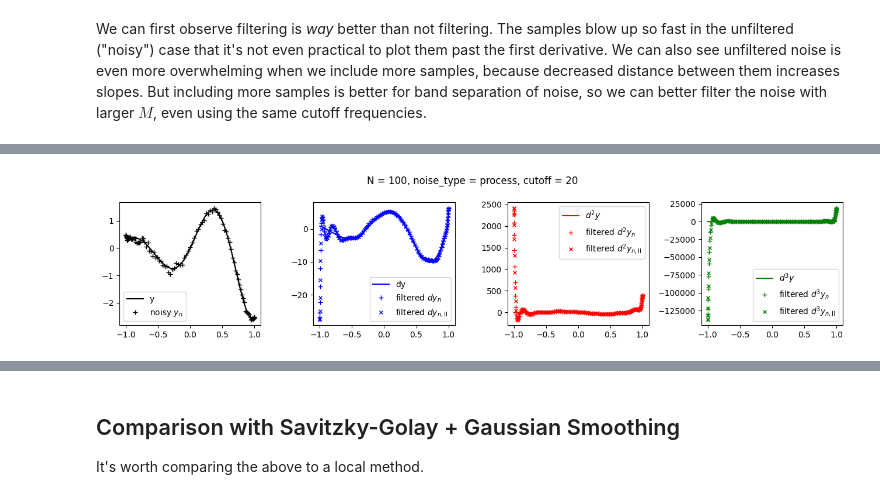
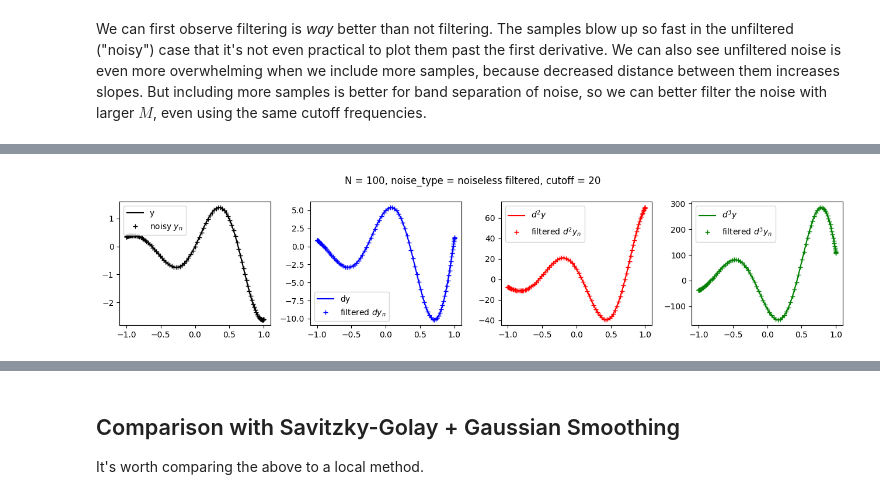
Before and after one commit to pavelkomarov/spectral-derivatives, a Jupyter notebook: notebooks/filtering_noise.ipynb, the cells around one changed output, grey strips where cells are left out. Saved outputs shown, nothing was run; the diff lists cells and outputs as text; code cells hidden in the pictures.

```diff
--- a/notebooks/filtering_noise.ipynb
+++ b/notebooks/filtering_noise.ipynb
@@ -169,7 +153,7 @@ for M in (20, 100):
 		dy_n_with_noise = [fourier_deriv(y_n_with_noise, th_n, nu) for nu in range(1, 4)]
 		dy_n_with_filter = [fourier_deriv(y_n_with_noise, th_n, nu, filter=lambda k: np.abs(k) < cutoff) for nu in range(1, 4)]
 
-		fig, axes = pyplot.subplots(1, 2, figsize=(13,5))
+		fig, axes = pyplot.subplots(1, 2, figsize=(12,3))
 		fig.suptitle(f"M = {M}, cutoff = {cutoff}")
 		axes[0].plot(th, y(th), 'k', label='y')
 		axes[0].plot(th_n, y_n_with_noise, 'k+', label=r'noisy $y_n$')
@@ -188,8 +172,8 @@ for M in (20, 100):
 		axes[1].legend()
 		pyplot.tight_layout()
 
-		L2_results.loc[f"M={M}, cutoff={cutoff}", 'noisy'] = '<br/>'.join([f"{nu+1}: {np.linalg.norm(dy_n[nu]-dy_n_with_noise[nu])}" for nu in range(3)])
-		L2_results.loc[f"M={M}, cutoff={cutoff}", 'filtered'] = '<br/>'.join([f"{nu+1}: {np.linalg.norm(dy_n[nu]-dy_n_with_filter[nu])}" for nu in range(3)])
-		Linf_results.loc[f"M={M}, cutoff={cutoff}", 'noisy'] = '<br/>'.join([f"{nu+1}: {np.max(np.abs(dy_n[nu]-dy_n_with_noise[nu]))}" for nu in range(3)])
-		Linf_results.loc[f"M={M}, cutoff={cutoff}", 'filtered'] = '<br/>'.join([f"{nu+1}: {np.max(np.abs(dy_n[nu]-dy_n_with_filter[nu]))}" for nu in range(3)])
+		L2_results.loc[f"M={M}, cutoff={cutoff}", 'noisy'] = '<br/>'.join([f"{nu+1}: {np.linalg.norm(dy_n[nu]-dy_n_with_noise[nu]):.5g}" for nu in range(3)])
+		L2_results.loc[f"M={M}, cutoff={cutoff}", 'filtered'] = '<br/>'.join([f"{nu+1}: {np.linalg.norm(dy_n[nu]-dy_n_with_filter[nu]):.5g}" for nu in range(3)])
+		Linf_results.loc[f"M={M}, cutoff={cutoff}", 'noisy'] = '<br/>'.join([f"{nu+1}: {np.max(np.abs(dy_n[nu]-dy_n_with_noise[nu])):.5g}" for nu in range(3)])
+		Linf_results.loc[f"M={M}, cutoff={cutoff}", 'filtered'] = '<br/>'.join([f"{nu+1}: {np.max(np.abs(dy_n[nu]-dy_n_with_filter[nu])):.5g}" for nu in range(3)])
 # %% [output]
@@ -234,62 +218,39 @@ d4y = lambda x: 4*np.exp(x) * (119*np.sin(5*x) - 120*np.cos(5*x))
 x = np.linspace(-1, 1, 100)
 noise_scale = 0.1
 
-rows = [f"N={N}, cutoff={cutoff}, noise={noise_type}" for N in (50, 100) for cutoff in (10, 20) for noise_type in ('none', 'measurement', 'process') if not (noise_type == "none" and N == 100)]
-L2_results = pandas.DataFrame(index=rows, columns=['noisy I', 'noisy II', 'filtered I', 'filtered II'])
-Linf_results = pandas.DataFrame(index=rows, columns=['noisy I', 'noisy II', 'filtered I', 'filtered II'])
+L2_results = pandas.DataFrame()
+Linf_results = pandas.DataFrame()
 
 for N in (50, 100):
-	equispaced_noise = np.random.randn(N+3)
-	cos_noise, _, cos_noise2, _ = cos_spaced_from_equi(equispaced_noise[1:-1])
+	equispaced_noise = np.random.randn(N+1)
+	cos_noise, _ = cos_spaced_from_equi(equispaced_noise)
 	for cutoff in (10, 20):
 		x_n = np.cos(np.arange(N+1) * np.pi / N) # length N+1, in keeping with the usage of N in Trefethen.
-		x_n2 = np.concatenate(([1], np.cos((np.arange(N+1) + 0.5) * np.pi/(N+1)), [-1]))
 		y_n = y(x_n)
-		y_n2 = y(x_n2)
+		dy_n = [dy(x_n), d2y(x_n), d3y(x_n), d4y(x_n)]
 
-		dy_n = [dy(x_n), d2y(x_n), d3y(x_n), d4y(x_n)]
-		dy_n2 = [dy(x_n2), d2y(x_n2), d3y(x_n2), d4y(x_n2)]
+		for noise_type in ["noiseless filtered", "measurement noise", "process noise", "measurement noise<br/>filtered", "process noise<br/>filtered"]:
+			noise = equispaced_noise if "measurement" in noise_type else cos_noise if "process" in noise_type else 0
 
-		for noise_type in ["none", "measurement", "process"]:
-			if noise_type == "none" and N == 100: continue # honestly there are too many plots, so let's skip a couple
-			noise1 = equispaced_noise[1:-1] if noise_type == "measurement" else cos_noise if noise_type == "process" else 0
-			noise2 = equispaced_noise if noise_type == "measurement" else cos_noise2 if noise_type == "process" else 0
+			y_n_with_noise = y_n + noise_scale*noise#; y_n_with_noise = savgol_filter(y_n_with_noise, 15, 4)
 
-			y_n_with_noise = y_n + noise_scale*noise1#; y_n_with_noise = savgol_filter(y_n_with_noise, 15, 4)
-			y_n2_with_noise = y_n2 + noise_scale*noise2
+			filter = (lambda k: np.abs(k) < cutoff) if "filtered" in noise_type else None
+			dy_n_computed = [cheb_deriv_via_fourier(y_n_with_noise, x_n, nu, filter=filter) for nu in range(1, 5)]
 
-			dy_n_with_noise = [cheb_deriv_via_fourier(y_n_with_noise, x_n, nu) for nu in range(1, 5)] # type: ignore
-			dy_n2_with_noise = [cheb_deriv_via_fourier(y_n2_with_noise, x_n2, nu, dct_type=2) for nu in range(1, 5)]
+			if filter:
+				fig, axes = pyplot.subplots(1, 4, figsize=(13,3))
+				fig.suptitle(f"N = {N}, noise_type = {noise_type.split('<')[0]}, cutoff = {cutoff}")
+				axes[0].plot(x, y(x), 'k', label='y')
+				axes[0].plot(x_n, y_n_with_noise, 'k+', label=r'noisy $y_n$')
+				axes[1].plot(x, dy(x), 'b', label='dy')
+				axes[1].plot(x_n, dy_n_computed[0], 'b+', label=r'filtered $dy_n$')
+				axes[2].plot(x, d2y(x), 'r', label=r'$d^2y$')
+				axes[2].plot(x_n, dy_n_computed[1], 'r+', label=r'filtered $d^2y_n$')
+				axes[3].plot(x, d3y(x), 'g', label=r'$d^3y$')
+				axes[3].plot(x_n, dy_n_computed[2], 'g+', label=r'filtered $d^3y_n$')
+				for i in range(4): axes[i].legend()
+				pyplot.tight_layout()
 
-			dy_n_with_filter = [cheb_deriv_via_fourier(y_n_with_noise, x_n, nu, filter=lambda k: np.abs(k) < cutoff) for nu in range(1, 5)]
-			dy_n2_with_filter = [cheb_deriv_via_fourier(y_n2_with_noise, x_n2, nu, filter=lambda k: np.abs(k) < cutoff, dct_type=2) for nu in range(1, 5)]
-
-			fig, axes = pyplot.subplots(1, 4, figsize=(13,3))
-			fig.suptitle(f"N = {N}, noise_type = {noise_type}, cutoff = {cutoff}")
-			axes[0].plot(x, y(x), 'k', label='y')
-			axes[0].plot(x_n, y_n_with_noise, 'k+', label=r'noisy $y_n$')
-			#axes[0].plot(x_n2, y_n2_with_noise, 'kx', ms=5, label=r'noisy $y_{n,\text{II}}$')
-			axes[1].plot(x, dy(x), 'b', label='dy')
-			#if N == 50: axes[1].plot(x_n, dy_n_with_noise[0], 'b.', label=r'noisy $dy_n$')
-			axes[1].plot(x_n, dy_n_with_filter[0], 'b+', label=r'filtered $dy_n$')
-			axes[1].plot(x_n2, dy_n2_with_filter[0], 'bx', ms=5, label=r'filtered $dy_{n,\text{II}}$')
-			axes[2].plot(x, d2y(x), 'r', label=r'$d^2y$')
-			#axes[2].plot(x_n, dy_n_with_noise[1], 'r.', label=r'noisy $d^2y_n$')
-			axes[2].plot(x_n, dy_n_with_filter[1], 'r+', label=r'filtered $d^2y_n$')
-			axes[2].plot(x_n2, dy_n2_with_filter[1], 'rx', ms=5, label=r'filtered $d^2y_{n,\text{II}}$')
-			axes[3].plot(x, d3y(x), 'g', label=r'$d^3y$')
-			#axes[3].plot(x_n, dy_n_with_noise[2], 'g.', label=r'noisy $d^3y_n$')
-			axes[3].plot(x_n, dy_n_with_filter[2], 'g+', label=r'filtered $d^3y_n$')
-			axes[3].plot(x_n2, dy_n2_with_filter[2], 'gx', ms=5, label=r'filtered $d^3y_{n,\text{II}}$')
-			for i in range(4): axes[i].legend()
-			pyplot.tight_layout()
-
-			L2_results.loc[f"N={N}, cutoff={cutoff}, noise={noise_type}", 'noisy I'] = '<br/>'.join([f"{nu+1}: {np.linalg.norm(dy_n[nu]-dy_n_with_noise[nu]):.5g}" for nu in range(4)])
-			L2_results.loc[f"N={N}, cutoff={cutoff}, noise={noise_type}", 'noisy II'] = '<br/>'.join([f"{nu+1}: {np.linalg.norm(dy_n2[nu]-dy_n2_with_noise[nu]):.5g}" for nu in range(4)])
-			L2_results.loc[f"N={N}, cutoff={cutoff}, noise={noise_type}", 'filtered I'] =  '<br/>'.join([f"{nu+1}: {np.linalg.norm(dy_n[nu]-dy_n_with_filter[nu]):.5g}" for nu in range(4)])
-			L2_results.loc[f"N={N}, cutoff={cutoff}, noise={noise_type}", 'filtered II'] =  '<br/>'.join([f"{nu+1}: {np.linalg.norm(dy_n2[nu]-dy_n2_with_filter[nu]):.5g}" for nu in range(4)])
-			Linf_results.loc[f"N={N}, cutoff={cutoff}, noise={noise_type}", 'noisy I'] = '<br/>'.join([f"{nu+1}: {np.max(np.abs(dy_n[nu]-dy_n_with_noise[nu])):.5g}" for nu in range(4)])
-			Linf_results.loc[f"N={N}, cutoff={cutoff}, noise={noise_type}", 'noisy II'] = '<br/>'.join([f"{nu+1}: {np.max(np.abs(dy_n2[nu]-dy_n2_with_noise[nu])):.5g}" for nu in range(4)])
-			Linf_results.loc[f"N={N}, cutoff={cutoff}, noise={noise_type}", 'filtered I'] =  '<br/>'.join([f"{nu+1}: {np.max(np.abs(dy_n[nu]-dy_n_with_filter[nu])):.5g}" for nu in range(4)])
-			Linf_results.loc[f"N={N}, cutoff={cutoff}, noise={noise_type}", 'filtered II'] =  '<br/>'.join([f"{nu+1}: {np.max(np.abs(dy_n2[nu]-dy_n2_with_filter[nu])):.5g}" for nu in range(4)])
+			L2_results.loc[f"N={N}, cutoff={cutoff}", f"{noise_type}"] = '<br/>'.join([f"{nu+1}: {np.linalg.norm(dy_n_computed[nu]-dy_n[nu]):.5g}" for nu in range(4)])
+			Linf_results.loc[f"N={N}, cutoff={cutoff}", f"{noise_type}"] = '<br/>'.join([f"{nu+1}: {np.max(np.abs(dy_n_computed[nu]-dy_n[nu])):.5g}" for nu in range(4)])
 # %% [output]
@@ -305 +266 @@ for N in (50, 100):
-[figure, old version]
+[figure, new version]
```
Also changed, not shown: parts of 18 cells of this notebook, 5 other files.
